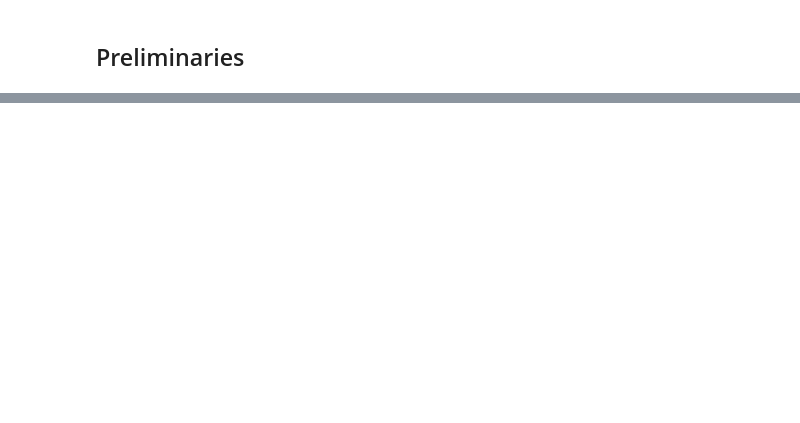
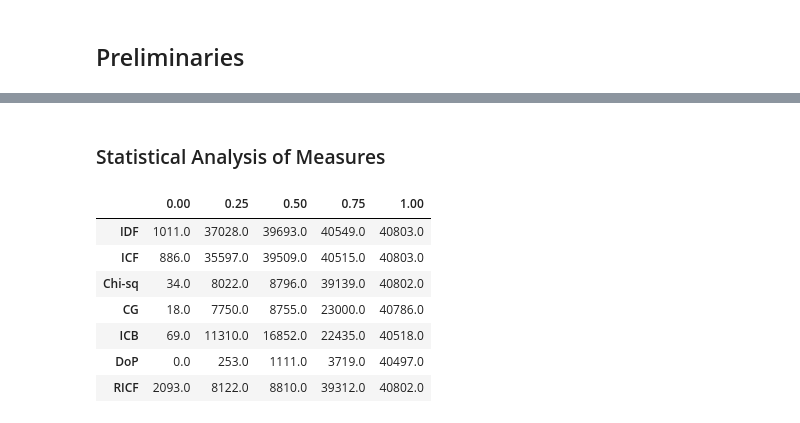
Before and after one commit to Sheridan-Stable/bursty-term-measure, a Jupyter notebook: genia/3-tables/tables.ipynb, the cells around one changed output, grey strips where cells are left out. Cells and saved outputs as stored; diff of their text form; code cells hidden in the pictures; blank space fills up the shorter version.

```diff
--- a/genia/3-tables/tables.ipynb
+++ b/genia/3-tables/tables.ipynb
@@ -620,0 +182,39 @@ std_df.to_csv('table-6/table-6-sds.csv')
+# %%
+st_words = stopwords.words('english')
+all_stopwords = [st_words, terrier_stopwords, myisam_stopwords]
+lst_stopwords = []
+for i in range(len(all_stopwords)):
+  for j in range(len(all_stopwords[i])):
+    lst_stopwords.append(all_stopwords[i][j])
+
+lst_stopwords = set(lst_stopwords)
+vocab_st_words = list(set(vocab).intersection(set(lst_stopwords)))
+vocab_st_words_in = []
+for i in range(len(measures_indices_df['term'])):
+  if measures_indices_df['term'][i] in vocab_st_words:
+    vocab_st_words_in.append(i)
+
+vocab_st_words_in = np.array(vocab_st_words_in)
+
+table_of_stop_words = measures_indices_df[measures_indices_df['term'].isin(vocab_st_words)]
+# %% [markdown]
+### Statistical Analysis of Measures
+# %%
+# Each measure has a unique ranking for a word in the corpus. The smaller the ranking
+# the higher the burstiness. These are the quartiles of the rankings for all measures.
+quantiles = []
+for col in cols:
+  if col == 'term': continue
+  quantiles.append(table_of_stop_words[col].quantile([0, 0.25, 0.5, 0.75, 1]))
+
+quantiles_df = pd.DataFrame(quantiles)
+display(quantiles_df)
+# %% [output]
+|  | 0.00 | 0.25 | 0.50 | 0.75 | 1.00 |
+| IDF | 1011.0 | 37028.0 | 39693.0 | 40549.0 | 40803.0 |
+| ICF | 886.0 | 35597.0 | 39509.0 | 40515.0 | 40803.0 |
+| Chi-sq | 34.0 | 8022.0 | 8796.0 | 39139.0 | 40802.0 |
+| CG | 18.0 | 7750.0 | 8755.0 | 23000.0 | 40786.0 |
+| ICB | 69.0 | 11310.0 | 16852.0 | 22435.0 | 40518.0 |
+| DoP | 0.0 | 253.0 | 1111.0 | 3719.0 | 40497.0 |
+| RICF | 2093.0 | 8122.0 | 8810.0 | 39312.0 | 40802.0 |
```
Also changed, not shown: parts of 76 cells of this notebook, 2 other files.
